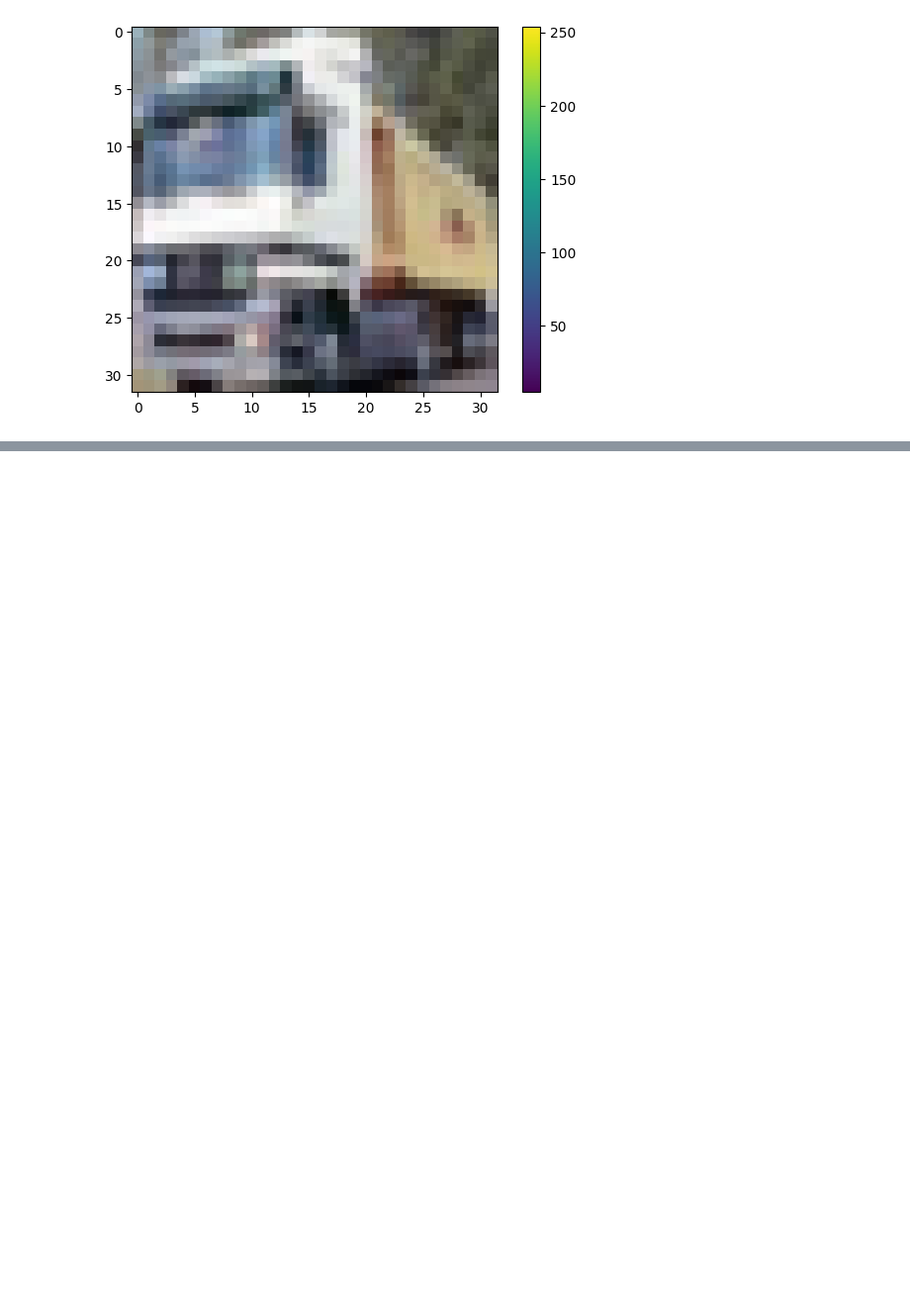
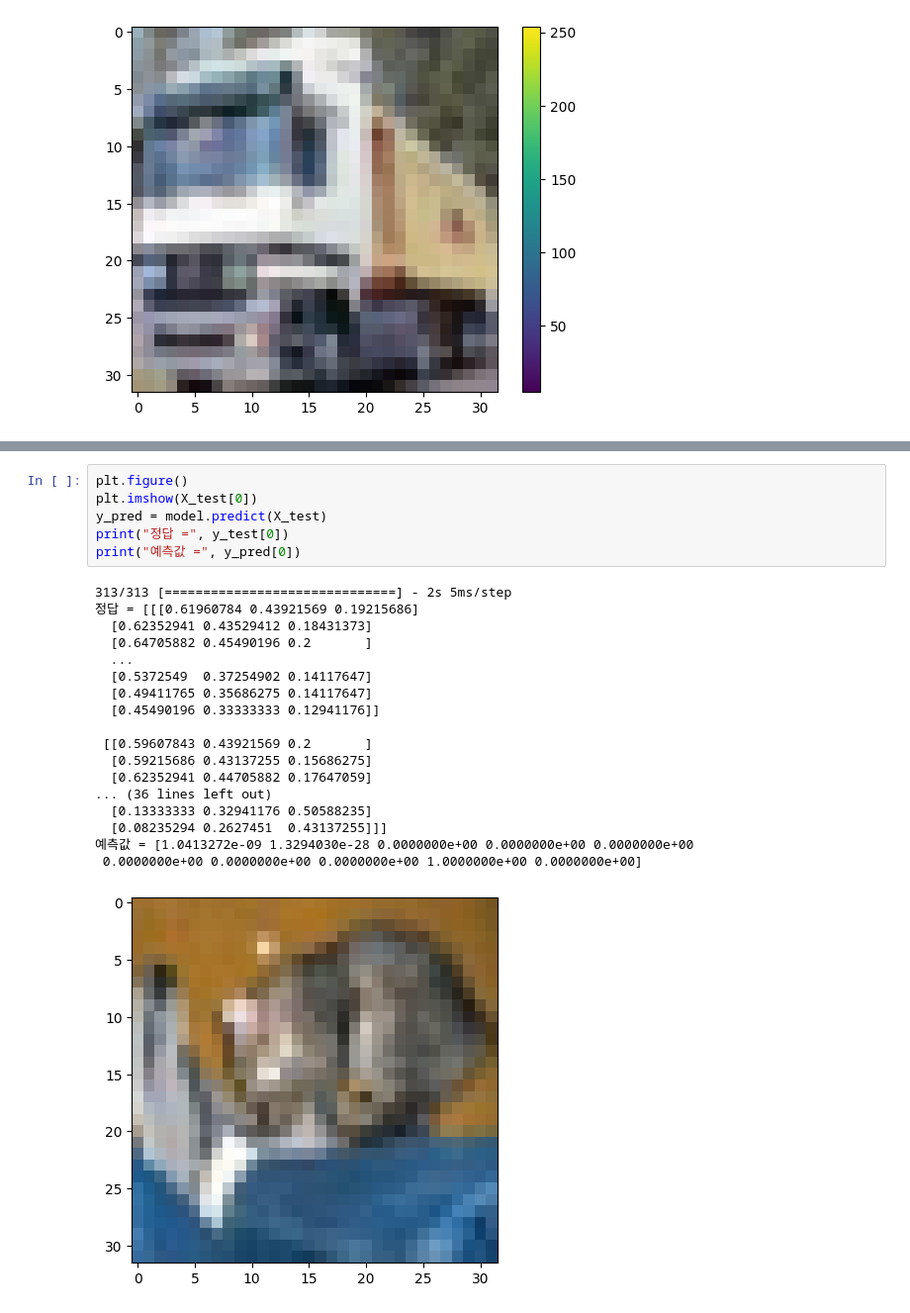
Before and after one commit to Hydrolium/Understanding-Deep-Learning, a Jupyter notebook: 11. CIFAR-10.ipynb, the cells around one changed output, grey strips where cells are left out. Shown at 99% size. Cells and saved outputs as stored; diff of their text form; blank space fills up the shorter version.

```diff
--- a/11. CIFAR-10.ipynb
+++ b/11. CIFAR-10.ipynb
@@ -45,0 +68,25 @@ plt.show()
+# %%
+plt.figure()
+plt.imshow(X_test[0])
+y_pred = model.predict(X_test)
+print("정답 =", y_test[0])
+print("예측값 =", y_pred[0])
+# %% [output]
+313/313 [==============================] - 2s 5ms/step
+정답 = [[[0.61960784 0.43921569 0.19215686]
+  [0.62352941 0.43529412 0.18431373]
+  [0.64705882 0.45490196 0.2       ]
+  ...
+  [0.5372549  0.37254902 0.14117647]
+  [0.49411765 0.35686275 0.14117647]
+  [0.45490196 0.33333333 0.12941176]]
+
+ [[0.59607843 0.43921569 0.2       ]
+  [0.59215686 0.43137255 0.15686275]
+  [0.62352941 0.44705882 0.17647059]
+... (36 lines left out)
+  [0.13333333 0.32941176 0.50588235]
+  [0.08235294 0.2627451  0.43137255]]]
+예측값 = [1.0413272e-09 1.3294030e-28 0.0000000e+00 0.0000000e+00 0.0000000e+00
+ 0.0000000e+00 0.0000000e+00 0.0000000e+00 1.0000000e+00 0.0000000e+00]
+[figure, added]
```
Also changed, not shown: parts of 1 cell of this notebook.
